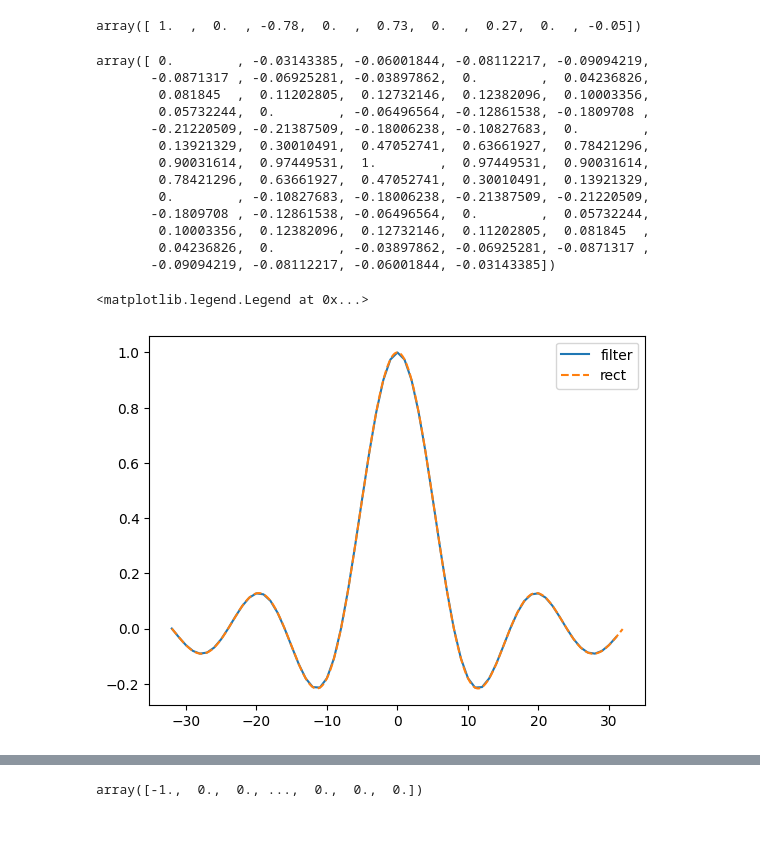
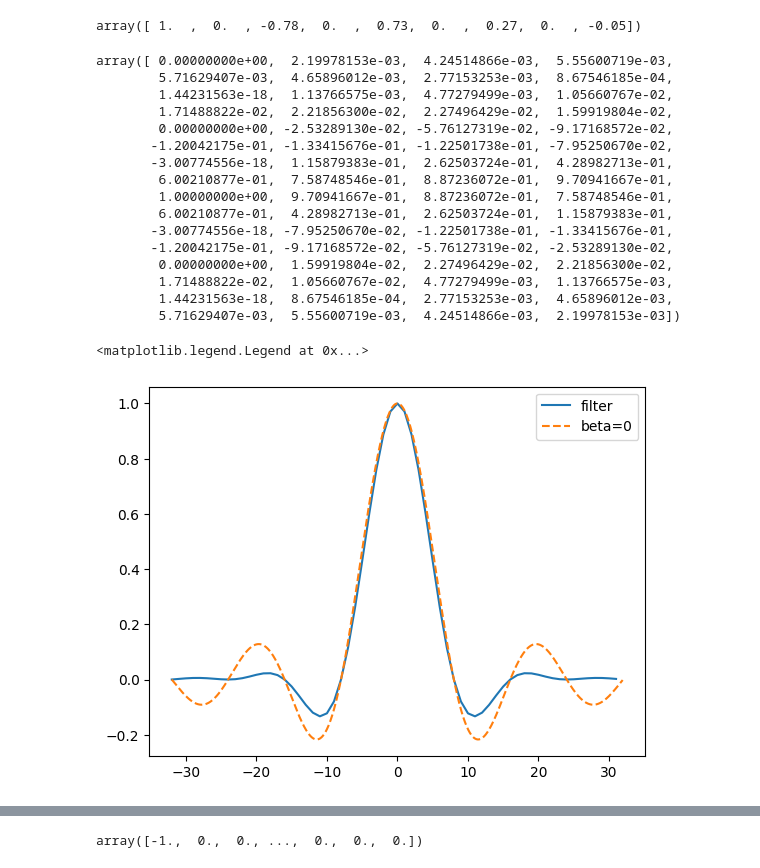
Before and after one commit to k3kaimu/Ez-SDR, a Jupyter notebook: b3exp/kosen/nyquist_filter.ipynb, the cells around one changed output, grey strips where cells are left out. Saved outputs shown, nothing was run; the diff lists cells and outputs as text; code cells hidden in the pictures; blank space fills up the shorter version.

```diff
--- a/b3exp/kosen/nyquist_filter.ipynb
+++ b/b3exp/kosen/nyquist_filter.ipynb
@@ -28,12 +28,18 @@ np.real(ys)
 # %% [output]
 array([ 1.  ,  0.  , -0.78,  0.  ,  0.73,  0.  ,  0.27,  0.  , -0.05])
 # %%
-def make_rect_imp_resp(nOS, nDesign, nTaps):
+def make_rcos_imp_resp(beta, nOS, nDesign, nTaps):
     fs = np.linspace(-nOS/2, nOS/2, num=nOS*nDesign, endpoint=False)
 
     # H[k]を作る
     hk = np.zeros(fs.shape, dtype=np.float64)
-    hk[(-1/2 <= fs) & (fs < 1/2)] = 1
+    afs = np.abs(fs)
+    f1 = (1-beta)/2
+    f2 = (1+beta)/2
+    hk[afs <= f1] = 1
+    i1 = (f1 < afs) & (afs < f2)
+    hk[i1] = 0.5*(1 + np.cos(np.pi/beta * (afs - f1)))[i1]
+    hk[f2 <= afs] = 0
 
     # 逆離散フーリエ変換
     hs = np.fft.fftshift(np.fft.ifft(np.fft.fftshift(hk)))
@@ -44,23 +50,26 @@ def make_rect_imp_resp(nOS, nDesign, nTaps):
     hs = hs / np.max(hs)
     return fs, hk, (np.arange(0,nTaps)-nTaps/2)/nOS, hs
 # %%
-_, filter_freq, tau, filter_resp = make_rect_imp_resp(8, 1024, 64)
-# _, filter_freq, tau, filter_resp = make_rcos_imp_resp(0.5, 8, 1024, 64)
+# _, filter_freq, tau, filter_resp = make_rect_imp_resp(8, 1024, 64)
+_, filter_freq, tau, filter_resp = make_rcos_imp_resp(0.5, 8, 1024, 64)
 filter_resp
 # %% [output]
-array([ 0.        , -0.03143385, -0.06001844, -0.08112217, -0.09094219,
-       -0.0871317 , -0.06925281, -0.03897862,  0.        ,  0.04236826,
-        0.081845  ,  0.11202805,  0.12732146,  0.12382096,  0.10003356,
-        0.05732244,  0.        , -0.06496564, -0.12861538, -0.1809708 ,
-       -0.21220509, -0.21387509, -0.18006238, -0.10827683,  0.        ,
-        0.13921329,  0.30010491,  0.47052741,  0.63661927,  0.78421296,
-        0.90031614,  0.97449531,  1.        ,  0.97449531,  0.90031614,
-        0.78421296,  0.63661927,  0.47052741,  0.30010491,  0.13921329,
-        0.        , -0.10827683, -0.18006238, -0.21387509, -0.21220509,
-       -0.1809708 , -0.12861538, -0.06496564,  0.        ,  0.05732244,
-        0.10003356,  0.12382096,  0.12732146,  0.11202805,  0.081845  ,
-        0.04236826,  0.        , -0.03897862, -0.06925281, -0.0871317 ,
-       -0.09094219, -0.08112217, -0.06001844, -0.03143385])
+array([ 0.00000000e+00,  2.19978153e-03,  4.24514866e-03,  5.55600719e-03,
+        5.71629407e-03,  4.65896012e-03,  2.77153253e-03,  8.67546185e-04,
+        1.44231563e-18,  1.13766575e-03,  4.77279499e-03,  1.05660767e-02,
+        1.71488822e-02,  2.21856300e-02,  2.27496429e-02,  1.59919804e-02,
+        0.00000000e+00, -2.53289130e-02, -5.76127319e-02, -9.17168572e-02,
+       -1.20042175e-01, -1.33415676e-01, -1.22501738e-01, -7.95250670e-02,
+       -3.00774556e-18,  1.15879383e-01,  2.62503724e-01,  4.28982713e-01,
+        6.00210877e-01,  7.58748546e-01,  8.87236072e-01,  9.70941667e-01,
+        1.00000000e+00,  9.70941667e-01,  8.87236072e-01,  7.58748546e-01,
+        6.00210877e-01,  4.28982713e-01,  2.62503724e-01,  1.15879383e-01,
+       -3.00774556e-18, -7.95250670e-02, -1.22501738e-01, -1.33415676e-01,
+       -1.20042175e-01, -9.17168572e-02, -5.76127319e-02, -2.53289130e-02,
+        0.00000000e+00,  1.59919804e-02,  2.27496429e-02,  2.21856300e-02,
+        1.71488822e-02,  1.05660767e-02,  4.77279499e-03,  1.13766575e-03,
+        1.44231563e-18,  8.67546185e-04,  2.77153253e-03,  4.65896012e-03,
+        5.71629407e-03,  5.55600719e-03,  4.24514866e-03,  2.19978153e-03])
 # %%
 # fs, filter_freq1, _, _ = make_rcos_imp_resp(0.01, 8, 1024, 64)
 # fs, filter_freq2, _, _ = make_rcos_imp_resp(0.5, 8, 1024, 64)
@@ -72,12 +81,12 @@ array([ 0.        , -0.03143385, -0.06001844, -0.08112217, -0.09094219,
 # %%
 plt.plot(np.arange(-len(filter_resp)//2, len(filter_resp)//2), filter_resp, label="filter")
 
 ts = np.linspace(-len(filter_resp)//2, len(filter_resp)//2, num=1024, endpoint=False) + 1e-3
-plt.plot(ts, np.sin(np.pi*ts/8)/(np.pi*ts/8), linestyle="--", label="rect")
+plt.plot(ts, np.sin(np.pi*ts/8)/(np.pi*ts/8), linestyle="--", label="RC(beta=0)")
 plt.legend()
 # %% [output]
 <matplotlib.legend.Legend at 0x...>
-[figure, old version]
+[figure, new version]
 # %%
 def analyze_freq_resp(hs, sampRate):
     fks = np.linspace(-sampRate/2, sampRate/2, num=300)
```
Also changed, not shown: parts of 7 cells of this notebook.
